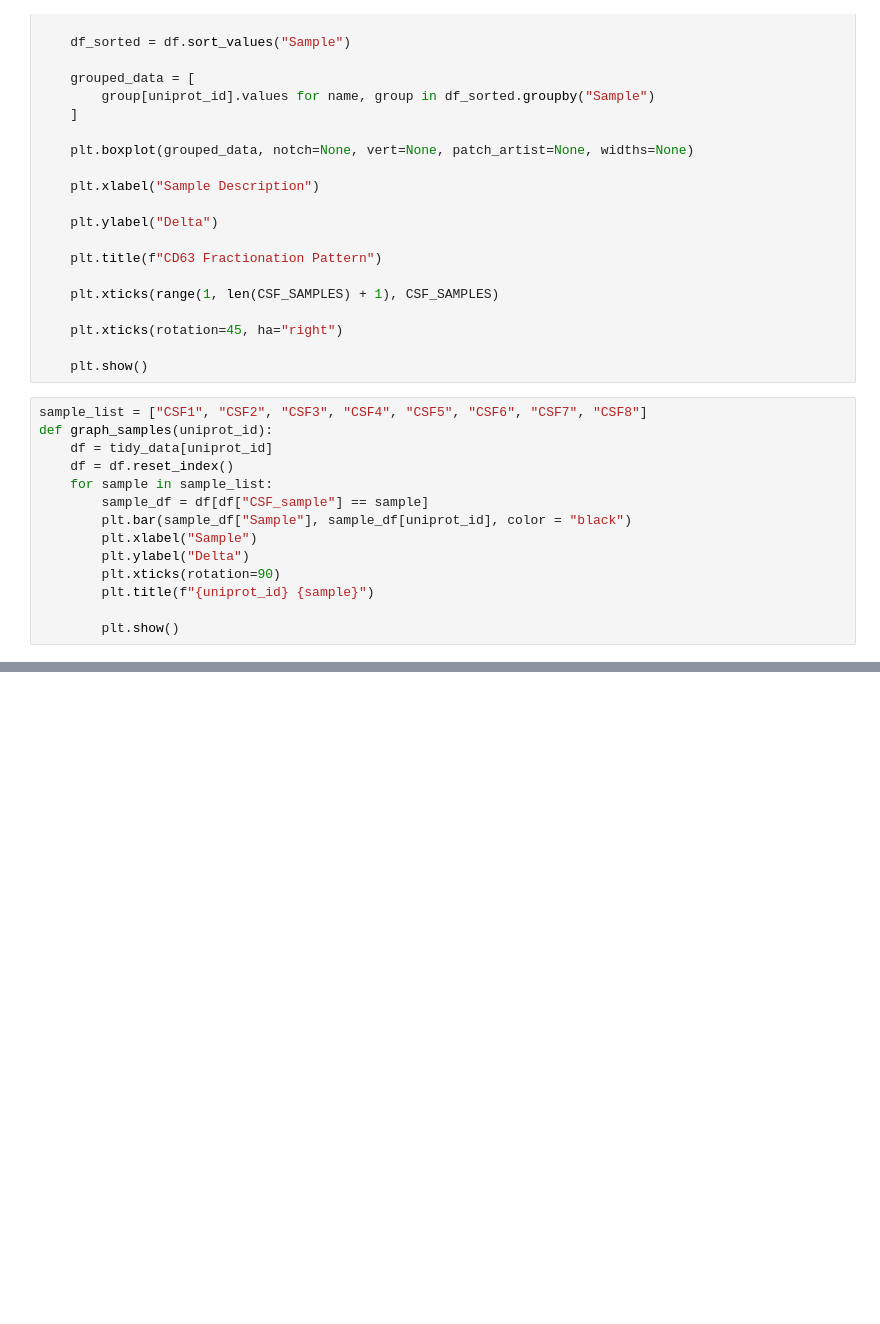
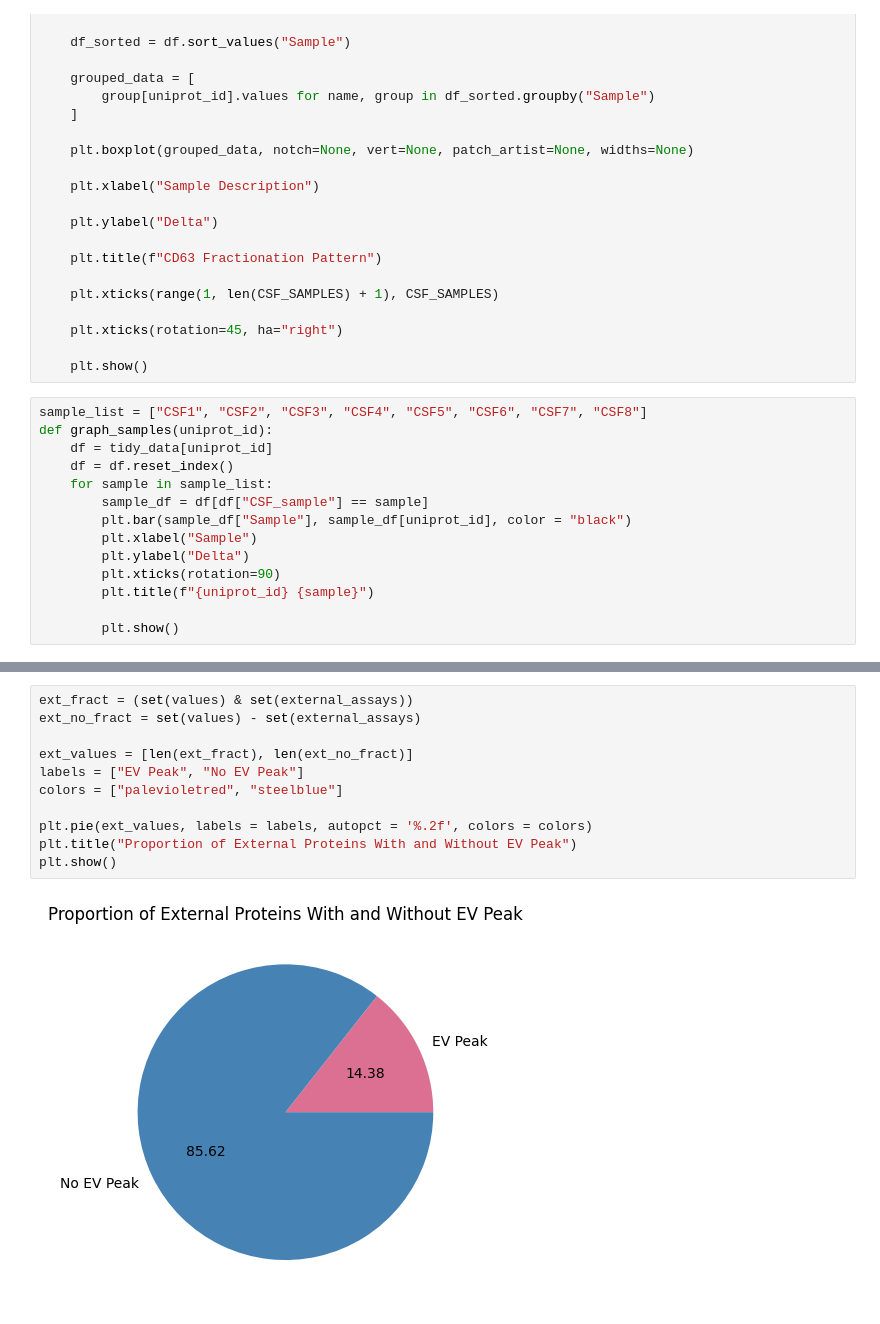
Before and after one commit to Walt-Lab/bdev_mass_spec, a Jupyter notebook: 10_analysis.ipynb, the cells around one changed output, grey strips where cells are left out. Cells and saved outputs as stored; diff of their text form; blank space fills up the shorter version.

```diff
--- a/10_analysis.ipynb
+++ b/10_analysis.ipynb
@@ -801,0 +765,13 @@ graph_samples("P08962")
+# %%
+ext_fract = (set(values) & set(external_assays))
+ext_no_fract = set(values) - set(external_assays)
+
+ext_values = [len(ext_fract), len(ext_no_fract)]
+labels = ["EV Peak", "No EV Peak"]
+colors = ["palevioletred", "steelblue"]
+
+plt.pie(ext_values, labels = labels, autopct = '%.2f', colors = colors)
+plt.title("Proportion of External Proteins With and Without EV Peak")
+plt.show()
+# %% [output]
+[figure, added]
```
Also changed, not shown: parts of 17 cells of this notebook, 26 other files.
